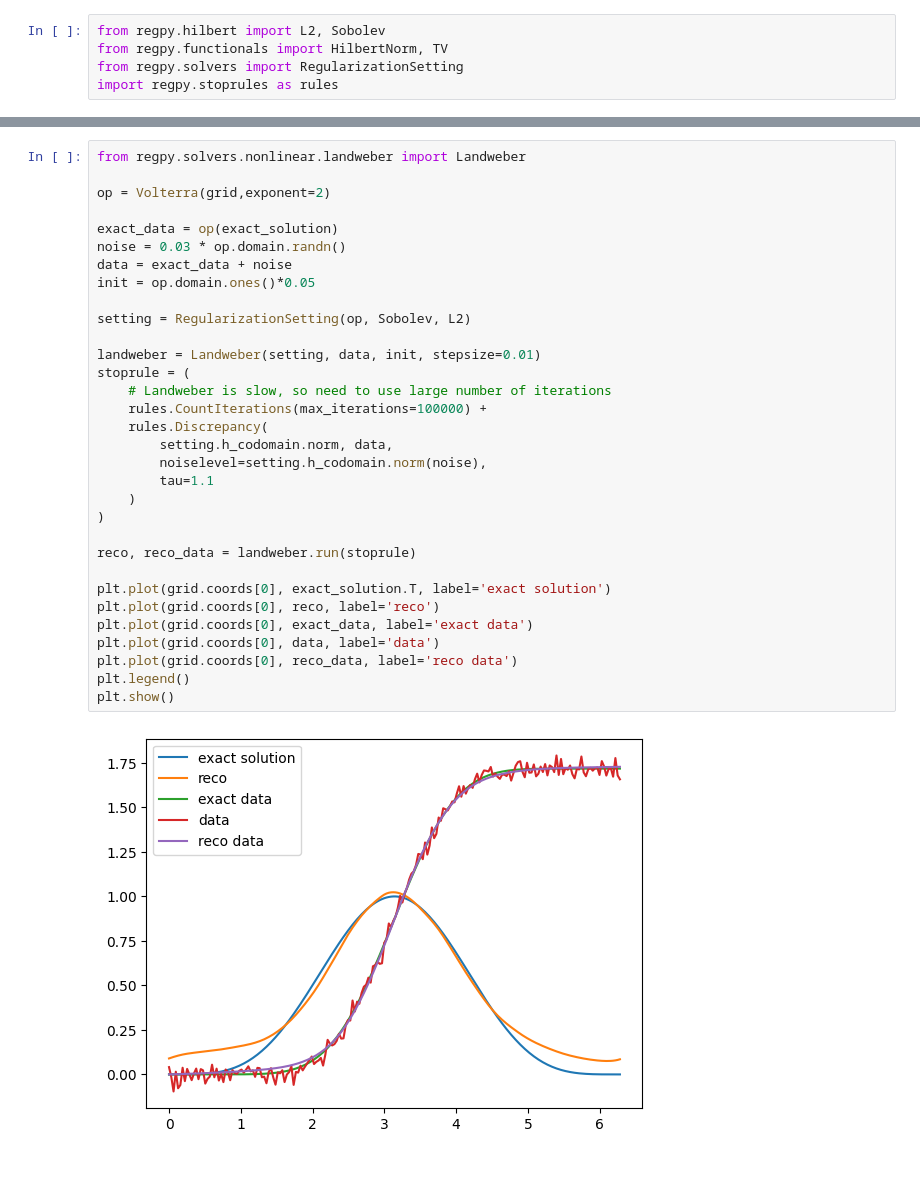
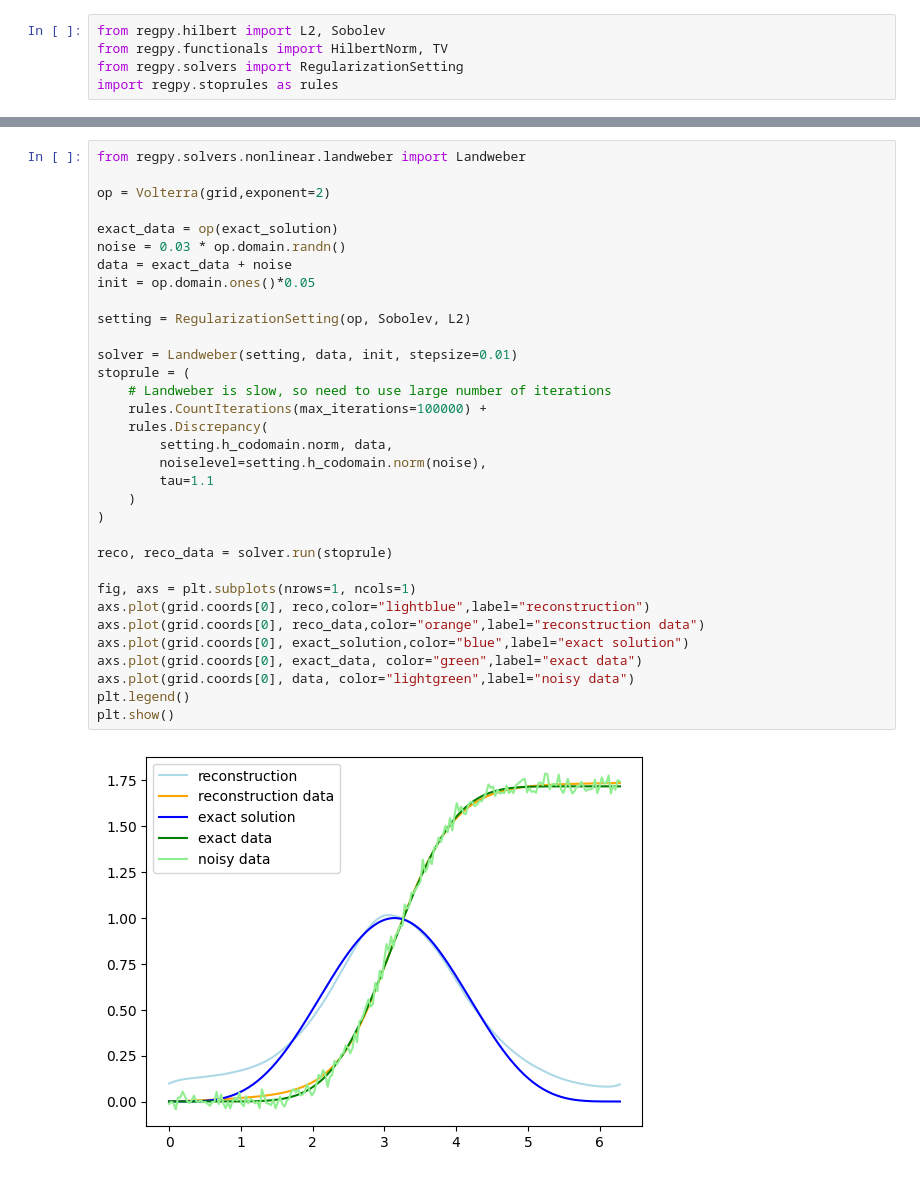
Before and after one commit to regpy/regpy, a Jupyter notebook: examples/volterra/volterra_many_solvers.ipynb, the cells around one changed output, grey strips where cells are left out. Saved outputs shown, nothing was run; the diff lists cells and outputs as text.

Commit message:
Documentation of the solvers.

```diff
--- a/examples/volterra/volterra_many_solvers.ipynb
+++ b/examples/volterra/volterra_many_solvers.ipynb
@@ -71,35 +90,36 @@ Here we use a standard Sobolev norm on the domain as penalty term since the exac
 # %%
 from regpy.solvers.nonlinear.landweber import Landweber
 
 op = Volterra(grid,exponent=2)
 
 exact_data = op(exact_solution)
 noise = 0.03 * op.domain.randn()
 data = exact_data + noise
 init = op.domain.ones()*0.05
 
 setting = RegularizationSetting(op, Sobolev, L2)
 
-landweber = Landweber(setting, data, init, stepsize=0.01)
+solver = Landweber(setting, data, init, stepsize=0.01)
 stoprule = (
     # Landweber is slow, so need to use large number of iterations
     rules.CountIterations(max_iterations=100000) +
     rules.Discrepancy(
         setting.h_codomain.norm, data,
         noiselevel=setting.h_codomain.norm(noise),
         tau=1.1
     )
 )
 
-reco, reco_data = landweber.run(stoprule)
+reco, reco_data = solver.run(stoprule)
 
-plt.plot(grid.coords[0], exact_solution.T, label='exact solution')
-plt.plot(grid.coords[0], reco, label='reco')
-plt.plot(grid.coords[0], exact_data, label='exact data')
-plt.plot(grid.coords[0], data, label='data')
-plt.plot(grid.coords[0], reco_data, label='reco data')
+fig, axs = plt.subplots(nrows=1, ncols=1)
+axs.plot(grid.coords[0], reco,color="lightblue",label="reconstruction")
+axs.plot(grid.coords[0], reco_data,color="orange",label="reconstruction data")
+axs.plot(grid.coords[0], exact_solution,color="blue",label="exact solution")
+axs.plot(grid.coords[0], exact_data, color="green",label="exact data")
+axs.plot(grid.coords[0], data, color="lightgreen",label="noisy data")
 plt.legend()
 plt.show()
 # %% [output]
-[figure, old version]
+[figure, new version]
 # %% [markdown]
```
Also changed, not shown: parts of 7 cells of this notebook, 7 other files.
